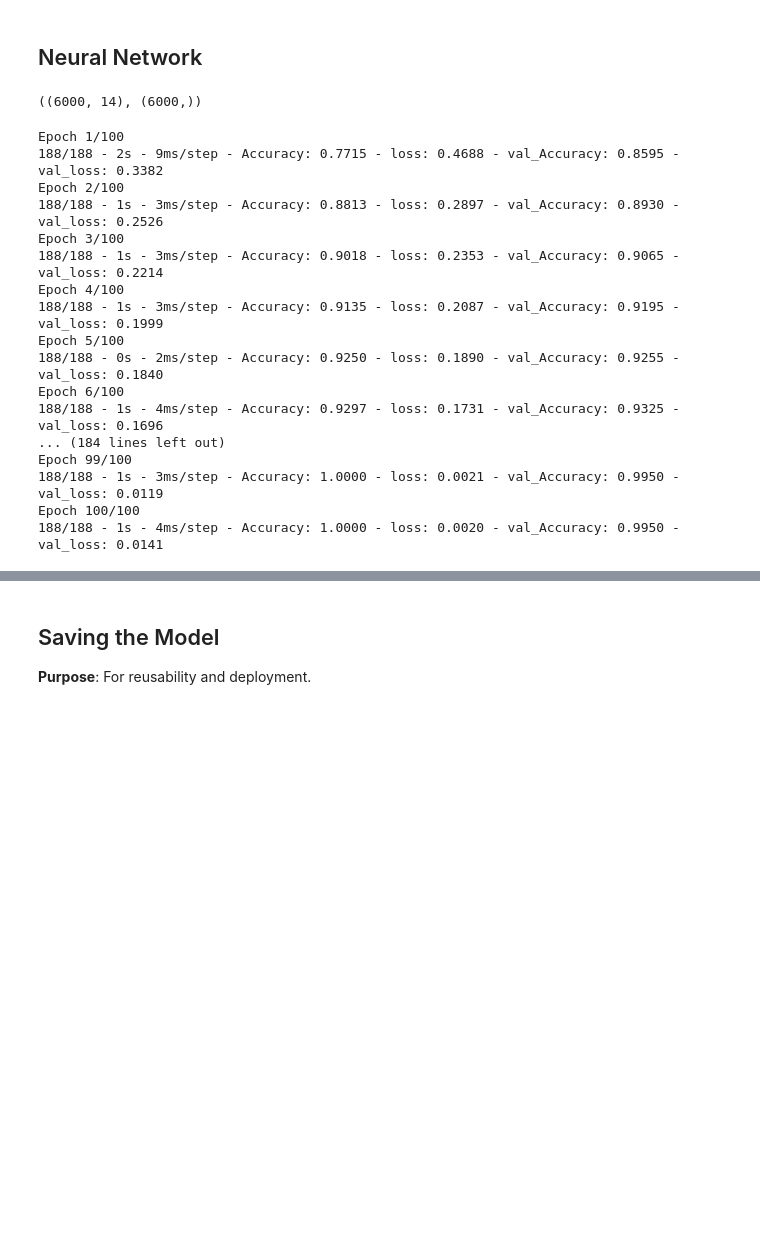
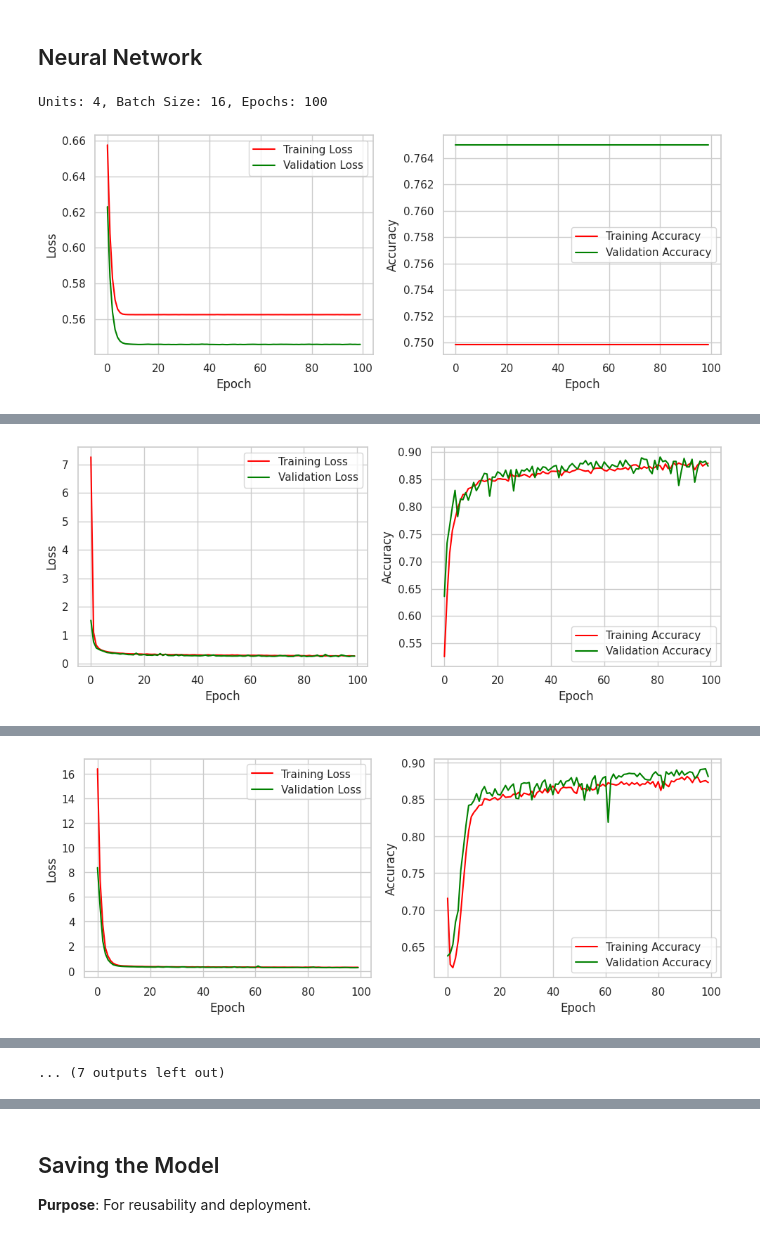
Before and after one commit to CodeByD3v/ML-Experiments, a Jupyter notebook: Asthma Detection Model/notebook/Asthma_Detection_Model.ipynb, the cells around one changed output, grey strips where cells are left out. Drawn from its saved outputs; the diff is of its cells as text; code cells hidden in the pictures; blank space fills up the shorter version.

Commit message:
UPDATE :  NEURAL NETWORK MODEL TRAINING AND TESTING

```diff
--- a/Asthma Detection Model/notebook/Asthma_Detection_Model.ipynb
+++ b/Asthma Detection Model/notebook/Asthma_Detection_Model.ipynb
@@ -546,3 +541,12 @@ X_train , X_test , y_train , y_test = train_test_split(X , y, test_size = 0.2 ,
+# %%
+# Spliting TRAIN , VALID  , TEST
+# 60 % , 20% , 20%
+label_train , label_valid , label_test  = np.split(df.sample(frac = 1) , [int(0.6 * len(df)) , int(0.8 * len(df))])
+
+# X,y
+X_train , y_train = label_train.iloc[: , :-1 ] , label_train.iloc[: , -1]
+X_valid , y_valid = label_valid.iloc[: , :-1 ] , label_valid.iloc[: , -1]
+X_test , y_test = label_test.iloc[: , :-1 ] , label_test.iloc[: , -1]
 # %%
 print("X shape:" , X.shape)
 print("X_train shape:" , X_train.shape)
@@ -691,5 +642 @@ test_X , test_y = label_test.iloc[: , :-1 ] , label_test.iloc[: , -1]
-# %%
-train_X.shape , train_y.shape
-# %% [output]
-((6000, 14), (6000,))
 # %%
@@ -702,27 +667,34 @@ test_X = sc.transform(test_X)
 # %%
-nn_model = tf.keras.Sequential([
-    tf.keras.layers.Dense(32, input_shape =(14,) , activation ='relu'),
+# Model selection
+def model_selection(units , batch_size , epoch = 100):
+  nn_model = tf.keras.Sequential([
+    tf.keras.layers.Dense(units , input_shape =(14,) , activation ='relu'),
     tf.keras.layers.Dense(1 , activation = "sigmoid")
-])
+  ])
 
-nn_model.compile(optimizer = "adam" , loss = "binary_crossentropy" , metrics = ["Accuracy"])
+  nn_model.compile(optimizer = "adam" , loss = "binary_crossentropy" , metrics = ["accuracy"])
+
+  history = nn_model.fit(X_train , y_train , epochs = epochs  , batch_size = batch_size , validation_data = (X_valid , y_valid) , verbose = 0)
+
+  return nn_model , history
-# %%
-history = nn_model.fit(train_X , train_y , epochs = 100  , batch_size = 32 , validation_data = (valid_X , valid_y) , verbose = 2)
-# %% [output]
-Epoch 1/100
-188/188 - 2s - 9ms/step - Accuracy: 0.7715 - loss: 0.4688 - val_Accuracy: 0.8595 - val_loss: 0.3382
-Epoch 2/100
-188/188 - 1s - 3ms/step - Accuracy: 0.8813 - loss: 0.2897 - val_Accuracy: 0.8930 - val_loss: 0.2526
-Epoch 3/100
-188/188 - 1s - 3ms/step - Accuracy: 0.9018 - loss: 0.2353 - val_Accuracy: 0.9065 - val_loss: 0.2214
-Epoch 4/100
-188/188 - 1s - 3ms/step - Accuracy: 0.9135 - loss: 0.2087 - val_Accuracy: 0.9195 - val_loss: 0.1999
-Epoch 5/100
-188/188 - 0s - 2ms/step - Accuracy: 0.9250 - loss: 0.1890 - val_Accuracy: 0.9255 - val_loss: 0.1840
-Epoch 6/100
-188/188 - 1s - 4ms/step - Accuracy: 0.9297 - loss: 0.1731 - val_Accuracy: 0.9325 - val_loss: 0.1696
-... (184 lines left out)
-Epoch 99/100
-188/188 - 1s - 3ms/step - Accuracy: 1.0000 - loss: 0.0021 - val_Accuracy: 0.9950 - val_loss: 0.0119
-Epoch 100/100
-188/188 - 1s - 4ms/step - Accuracy: 1.0000 - loss: 0.0020 - val_Accuracy: 0.9950 - val_loss: 0.0141
+# %%
+# Grid Search / Hyperparameter Tuning
+
+least_val_loss = float("inf")
+least_model = None
+epochs = 100
+
+for units in [4, 8, 16]:
+    for batch_size in [16, 32, 64]:
+        model, history = model_selection(units, batch_size, epochs)
+        print(f"Units: {units}, Batch Size: {batch_size}, Epochs: {epochs}")
+        plot_history(history)
+
+        val_loss = model.evaluate(X_valid, y_valid)[0]
+
+        if val_loss < least_val_loss:
+            least_val_loss = val_loss
+            least_model = model
+# %% [output]
+Units: 4, Batch Size: 16, Epochs: 100
+[figure, added]
@@ -728,0 +703 @@ Epoch 100/100
+[figure, added]
@@ -728,0 +706 @@ Epoch 100/100
+[figure, added]
@@ -729 +716,2 @@ Epoch 100/100
+... (7 outputs left out)
 # %%
```
Also changed, not shown: parts of 23 cells of this notebook.
